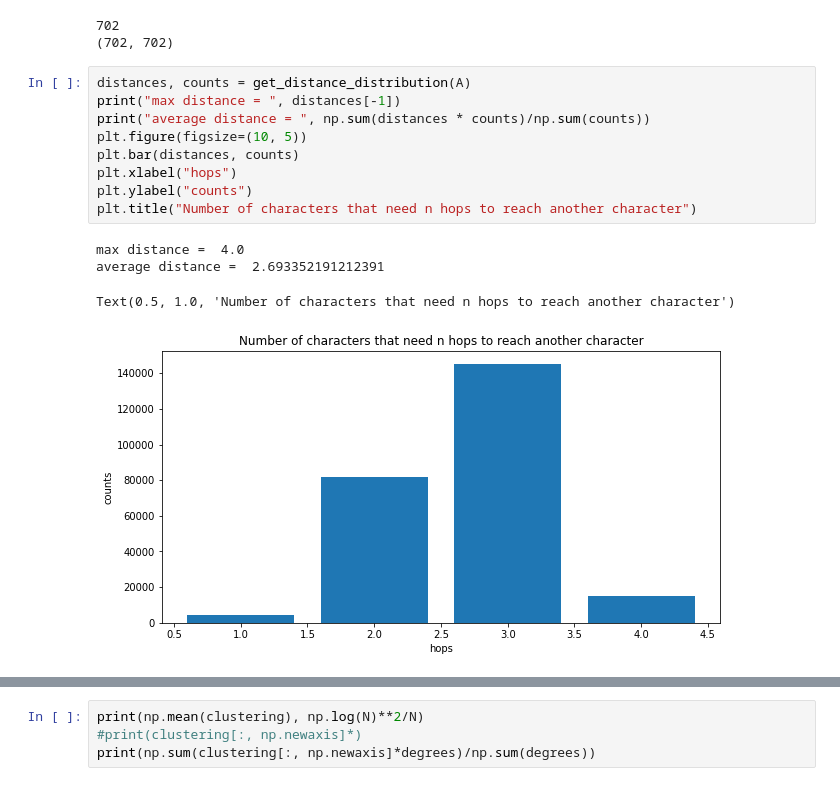
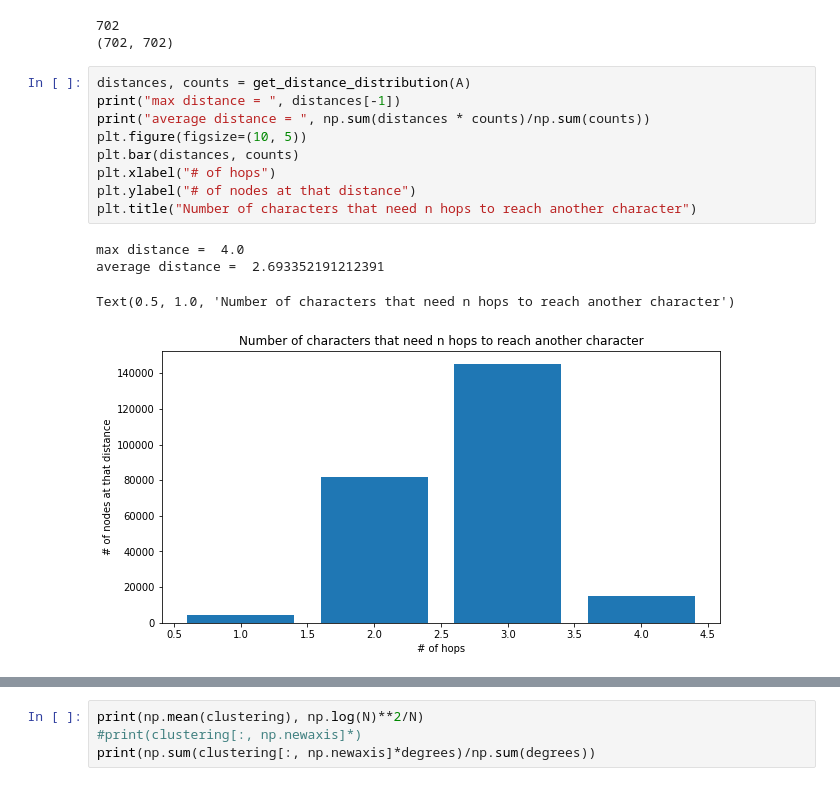
Before and after one commit to Dan8991/A-Storm-of-Nodes, a Jupyter notebook: got_network.ipynb, the cells around one changed output, grey strips where cells are left out. Cells and saved outputs as stored; diff of their text form.

```diff
--- a/got_network.ipynb
+++ b/got_network.ipynb
@@ -107,14 +107,14 @@ print(A.shape)
 # %%
 distances, counts = get_distance_distribution(A)
 print("max distance = ", distances[-1])
 print("average distance = ", np.sum(distances * counts)/np.sum(counts))
 plt.figure(figsize=(10, 5))
 plt.bar(distances, counts)
-plt.xlabel("hops")
-plt.ylabel("counts")
+plt.xlabel("# of hops")
+plt.ylabel("# of nodes at that distance")
 plt.title("Number of characters that need n hops to reach another character")
 # %% [output]
 max distance =  4.0
 average distance =  2.693352191212391
 Text(0.5, 1.0, 'Number of characters that need n hops to reach another character')
-[figure, old version]
+[figure, new version]
```
Also changed, not shown: parts of 13 cells of this notebook.
